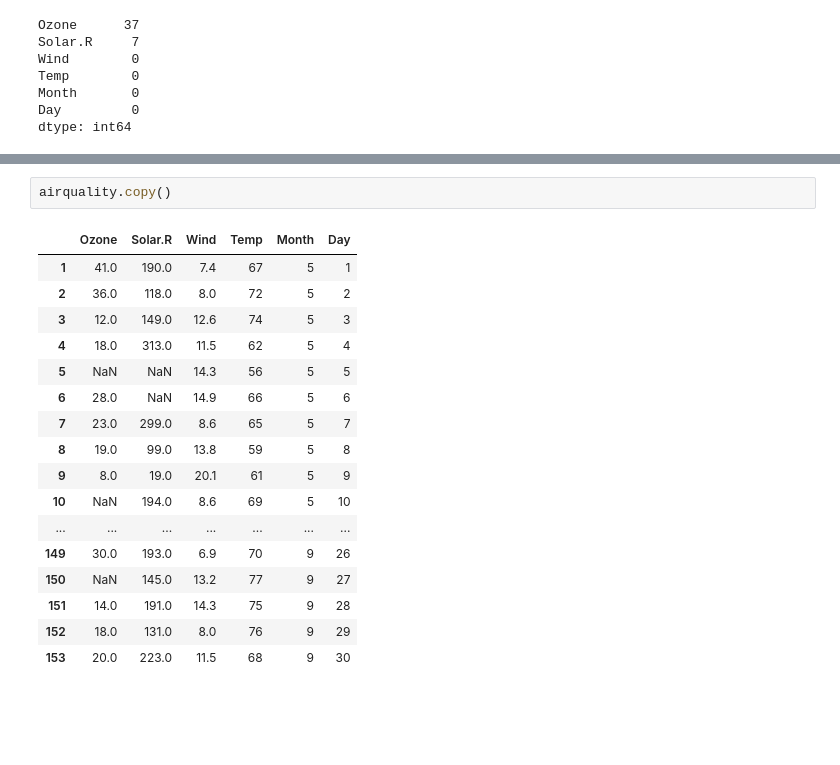
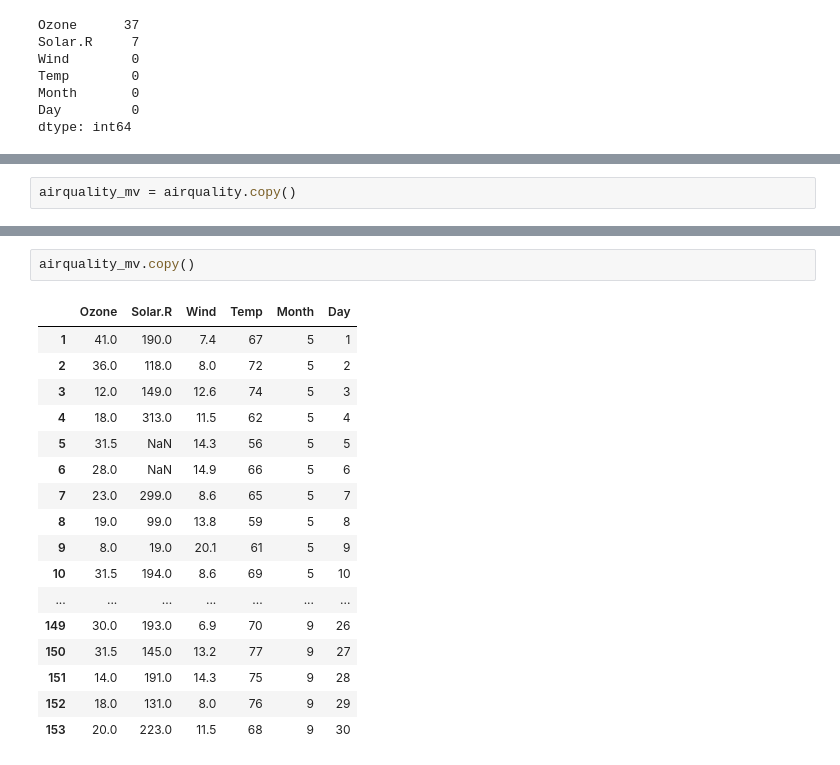
Before and after one commit to djedjigair/piit, a Jupyter notebook: assign/assign3.ipynb, the cells around one changed output, grey strips where cells are left out. Saved outputs shown, nothing was run; the diff lists cells and outputs as text; blank space fills up the shorter version.

```diff
--- a/assign/assign3.ipynb
+++ b/assign/assign3.ipynb
@@ -157,0 +160,2 @@ Index([  1,   2,   3,   4,   5,   6,   7,   8,   9,  10,
+# %%
+airquality_mv = airquality.copy()
@@ -158,20 +171,20 @@ Index([  1,   2,   3,   4,   5,   6,   7,   8,   9,  10,
 # %%
-airquality.copy()
+airquality_mv.copy()
 # %% [output]
 |  | Ozone | Solar.R | Wind | Temp | Month | Day |
 | 1 | 41.0 | 190.0 | 7.4 | 67 | 5 | 1 |
 | 2 | 36.0 | 118.0 | 8.0 | 72 | 5 | 2 |
 | 3 | 12.0 | 149.0 | 12.6 | 74 | 5 | 3 |
 | 4 | 18.0 | 313.0 | 11.5 | 62 | 5 | 4 |
-| 5 | NaN | NaN | 14.3 | 56 | 5 | 5 |
+| 5 | 31.5 | NaN | 14.3 | 56 | 5 | 5 |
 | 6 | 28.0 | NaN | 14.9 | 66 | 5 | 6 |
 | 7 | 23.0 | 299.0 | 8.6 | 65 | 5 | 7 |
 | 8 | 19.0 | 99.0 | 13.8 | 59 | 5 | 8 |
 | 9 | 8.0 | 19.0 | 20.1 | 61 | 5 | 9 |
-| 10 | NaN | 194.0 | 8.6 | 69 | 5 | 10 |
+| 10 | 31.5 | 194.0 | 8.6 | 69 | 5 | 10 |
 | ... | ... | ... | ... | ... | ... | ... |
 | 149 | 30.0 | 193.0 | 6.9 | 70 | 9 | 26 |
-| 150 | NaN | 145.0 | 13.2 | 77 | 9 | 27 |
+| 150 | 31.5 | 145.0 | 13.2 | 77 | 9 | 27 |
 | 151 | 14.0 | 191.0 | 14.3 | 75 | 9 | 28 |
 | 152 | 18.0 | 131.0 | 8.0 | 76 | 9 | 29 |
 | 153 | 20.0 | 223.0 | 11.5 | 68 | 9 | 30 |
```
Also changed, not shown: parts of 15 cells of this notebook.
